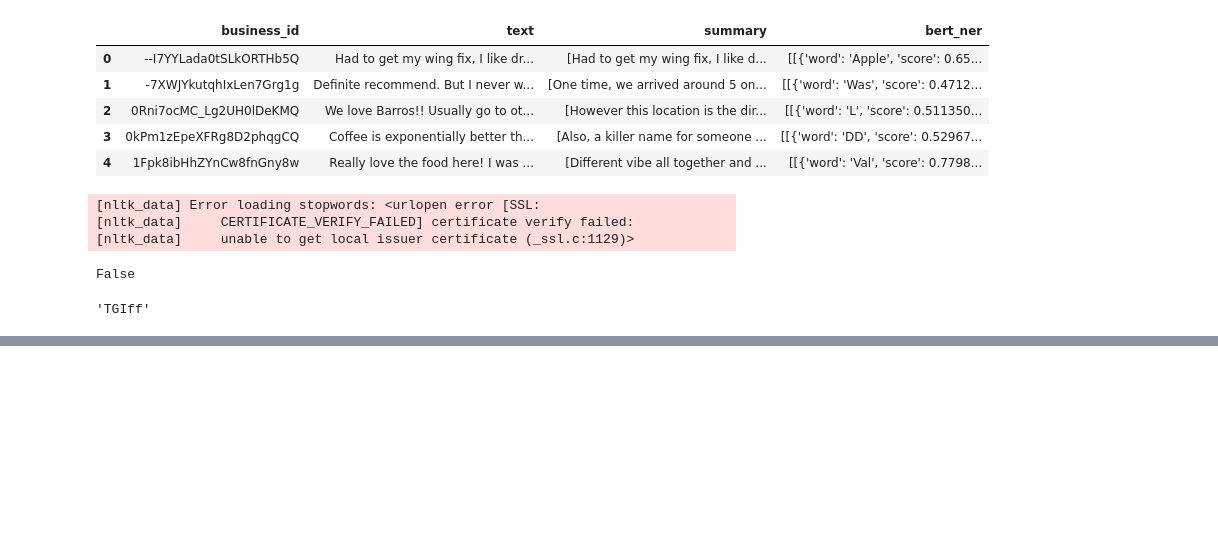
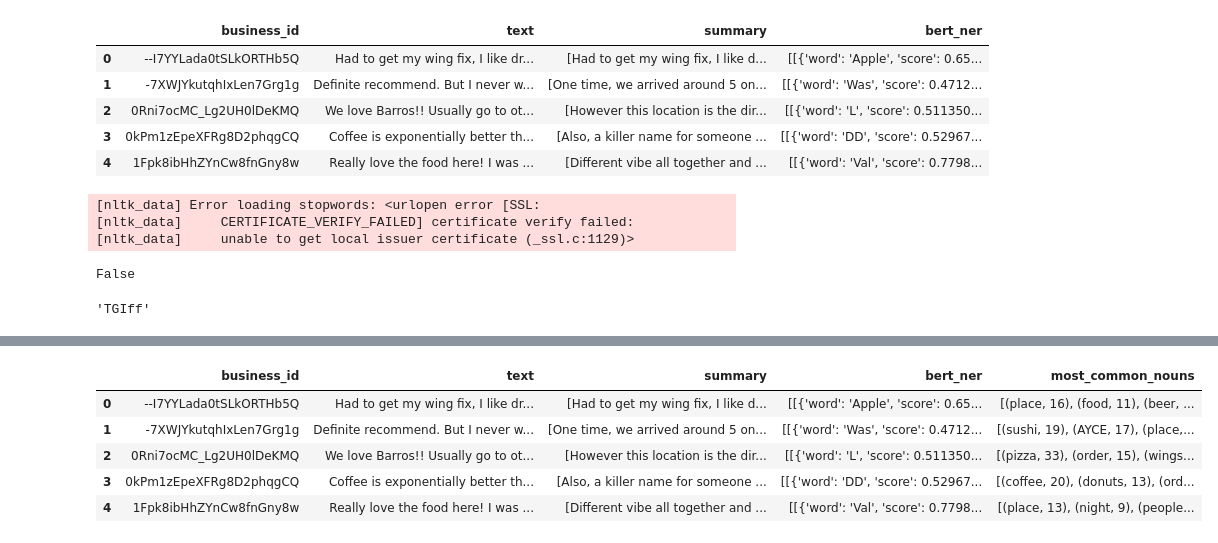
Before and after one commit to ABHISHEK03312/NLP-Assignment1, a Jupyter notebook: NLP-Application.ipynb, the cells around one changed output, grey strips where cells are left out. Saved outputs shown, nothing was run; the diff lists cells and outputs as text; code cells hidden in the pictures; blank space fills up the shorter version.

```diff
--- a/NLP-Application.ipynb
+++ b/NLP-Application.ipynb
@@ -590,0 +428,25 @@ with open('/Users/abhishekvaidyanathan/Desktop/NLP-Assignment1/business_review_i
+# %%
+def get_most_common_nouns(text_array):
+    text = ' '.join(text_array)
+    tokens = nltk.tokenize.word_tokenize(text)
+    tokens = remove_stopwords(tokens)
+    tagged_tokens = nltk.pos_tag(tokens)
+    # nouns_and_verbs = [token[0] for token in tagged_tokens if token[1] in ['NN','NNP','NNS','NNPS']]
+    nouns_and_verbs = []
+    for token in tagged_tokens:
+        if(token[1] in ['NN','NNP','NNS','NNPS'] and token[0].isalpha()):
+            nouns_and_verbs.append(token[0])
+    frequency = nltk.FreqDist(nouns_and_verbs)
+    # frequency.most_common(10)
+    return frequency.most_common(10)
+# %%
+combined_reviews['most_common_nouns'] = combined_reviews.apply(lambda row: get_most_common_nouns(row['summary']),axis=1)
+# %%
+combined_reviews.head()
+# %% [output]
+|  | business_id | text | summary | bert_ner | most_common_nouns |
+| 0 | --I7YYLada0tSLkORTHb5Q | Had to get my wing fix, I like dr... | [Had to get my wing fix, I like d... | [[{'word': 'Apple', 'score': 0.65... | [(place, 16), (food, 11), (beer, ... |
+| 1 | -7XWJYkutqhIxLen7Grg1g | Definite recommend. But I never w... | [One time, we arrived around 5 on... | [[{'word': 'Was', 'score': 0.4712... | [(sushi, 19), (AYCE, 17), (place,... |
+| 2 | 0Rni7ocMC_Lg2UH0lDeKMQ | We love Barros!! Usually go to ot... | [However this location is the dir... | [[{'word': 'L', 'score': 0.511350... | [(pizza, 33), (order, 15), (wings... |
+| 3 | 0kPm1zEpeXFRg8D2phqgCQ | Coffee is exponentially better th... | [Also, a killer name for someone ... | [[{'word': 'DD', 'score': 0.52967... | [(coffee, 20), (donuts, 13), (ord... |
+| 4 | 1Fpk8ibHhZYnCw8fnGny8w | Really love the food here! I was ... | [Different vibe all together and ... | [[{'word': 'Val', 'score': 0.7798... | [(place, 13), (night, 9), (people... |
```
Also changed, not shown: parts of 24 cells of this notebook, 3 other files.
